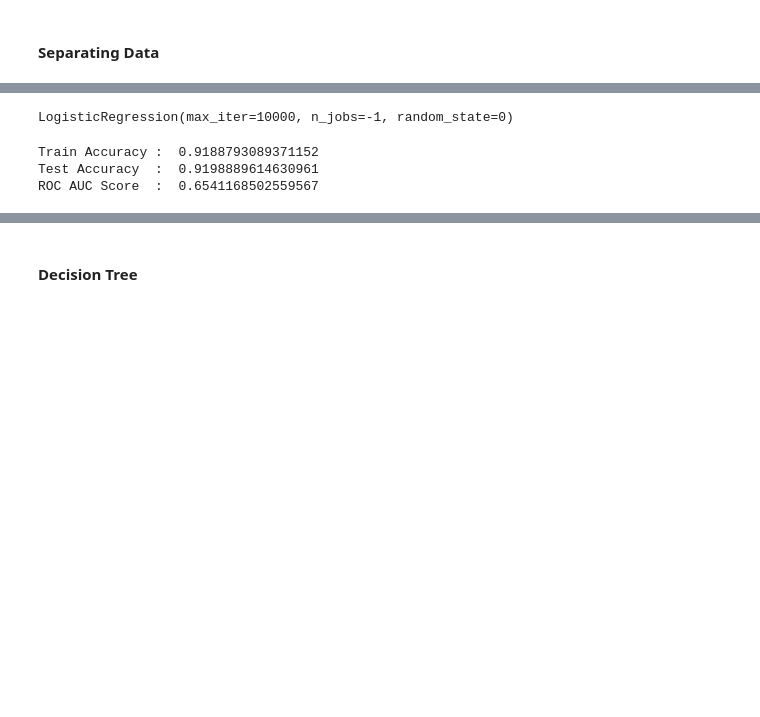
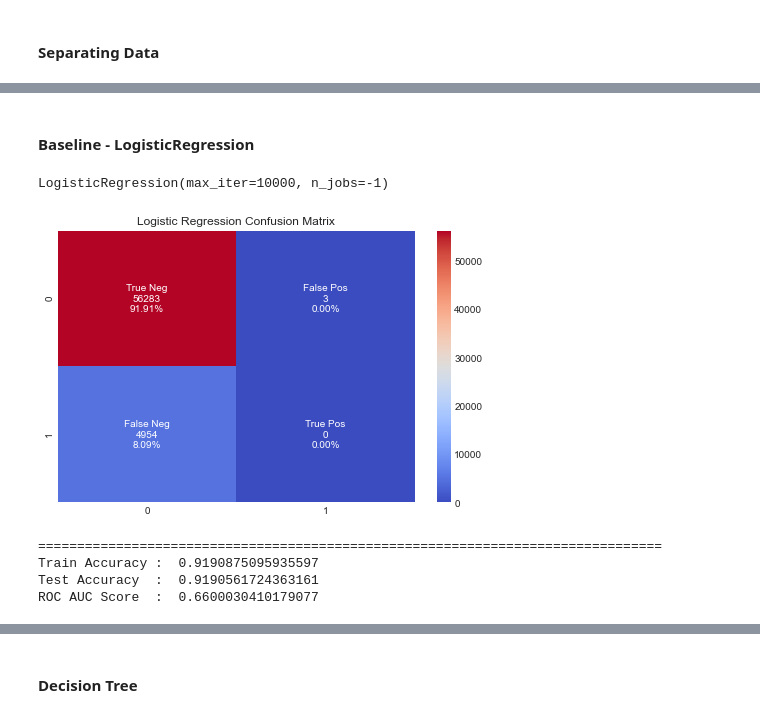
Before and after one commit to LuizFelipeAG/credit_check, a Jupyter notebook: loan_check_testbook-ML.ipynb, the cells around one changed output, grey strips where cells are left out. Saved outputs shown, nothing was run; the diff lists cells and outputs as text; code cells hidden in the pictures; blank space fills up the shorter version.

```diff
--- a/loan_check_testbook-ML.ipynb
+++ b/loan_check_testbook-ML.ipynb
@@ -706,4 +690,4 @@ cleardata.describe().T
 from sklearn.model_selection import train_test_split
 X = cleardata.drop(['TARGET'],axis = 1)
 y = cleardata['TARGET']
-X_train, X_test, y_train, y_test = train_test_split(X, y, test_size= 0.2, random_state = 0)
+X_train, X_test, y_train, y_test = train_test_split(X, y, test_size= 0.2, random_state = 42, stratify=y)
@@ -709,0 +732,4 @@ X_train, X_test, y_train, y_test = train_test_split(X, y, test_size= 0.2, random
+# %%
+ss = StandardScaler()
+X_train[scalecols] = ss.fit_transform(X_train[scalecols])
+X_test[scalecols] = ss.fit_transform(X_test[scalecols])
@@ -713,6 +772,8 @@ X_train, X_test, y_train, y_test = train_test_split(X, y, test_size= 0.2, random
+# %% [markdown]
+#### Baseline - LogisticRegression
 # %%
 from sklearn.linear_model import LogisticRegression
-lreg = LogisticRegression(random_state=0, max_iter=10000, n_jobs=-1)
+lreg = LogisticRegression(max_iter=10000, n_jobs=-1)
 lreg.fit(X_train, y_train)
 # %% [output]
-LogisticRegression(max_iter=10000, n_jobs=-1, random_state=0)
+LogisticRegression(max_iter=10000, n_jobs=-1)
@@ -724,11 +780,31 @@ from sklearn.metrics import accuracy_score,roc_auc_score
-# %%
-lreg_train_acc = accuracy_score(y_train, y_lreg_tpred)
-lreg_test_acc = accuracy_score(y_test, y_lreg_pred)
-lreg_rog_auc_score = roc_auc_score(y_test,lreg.predict_proba(X_test)[:, 1])
-print('Train Accuracy : ',lreg_train_acc)
-print('Test Accuracy  : ',lreg_test_acc)
-print('ROC AUC Score  : ',lreg_rog_auc_score)
-# %% [output]
-Train Accuracy :  0.9188793089371152
-Test Accuracy  :  0.9198889614630961
-ROC AUC Score  :  0.6541168502559567
+# %%
+#GENERATING METRICS
+y_lreg_tpred = lreg.predict(X_train)
+y_lreg_pred = lreg.predict(X_test)
+lreg_train_acc = accuracy_score(y_train, y_lreg_tpred)
+lreg_test_acc = accuracy_score(y_test, y_lreg_pred)
+lreg_rog_auc_score = roc_auc_score(y_test,lreg.predict_proba(X_test)[:, 1])
+#GENERATING CONFUSION MATRIX
+lr_cf_matrix = confusion_matrix(y_test, y_lreg_pred)
+plt.figure(figsize=[8,5])
+group_names = ['True Neg','False Pos','False Neg','True Pos']
+group_counts = ['{0:0.0f}'.format(value) for value in
+                lr_cf_matrix.flatten()]
+group_percentages = ['{0:.2%}'.format(value) for value in
+                     lr_cf_matrix.flatten()/np.sum(lr_cf_matrix)]
+labels = [f'{v1}\n{v2}\n{v3}' for v1, v2, v3 in
+          zip(group_names,group_counts,group_percentages)]
+labels = np.asarray(labels).reshape(2,2)
+sns.heatmap(lr_cf_matrix, annot=labels, fmt='', cmap='coolwarm').set_title('Logistic Regression Confusion Matrix')
+plt.show()
+#PRINTING METRICS
+print('='*80)
+print('Train Accuracy : ',lreg_train_acc)
+print('Test Accuracy  : ',lreg_test_acc)
+print('ROC AUC Score  : ',lreg_rog_auc_score)
+# %% [output]
+[figure, added]
+================================================================================
+Train Accuracy :  0.9190875095935597
+Test Accuracy  :  0.9190561724363161
+ROC AUC Score  :  0.6600030410179077
```
Also changed, not shown: parts of 55 cells of this notebook.
